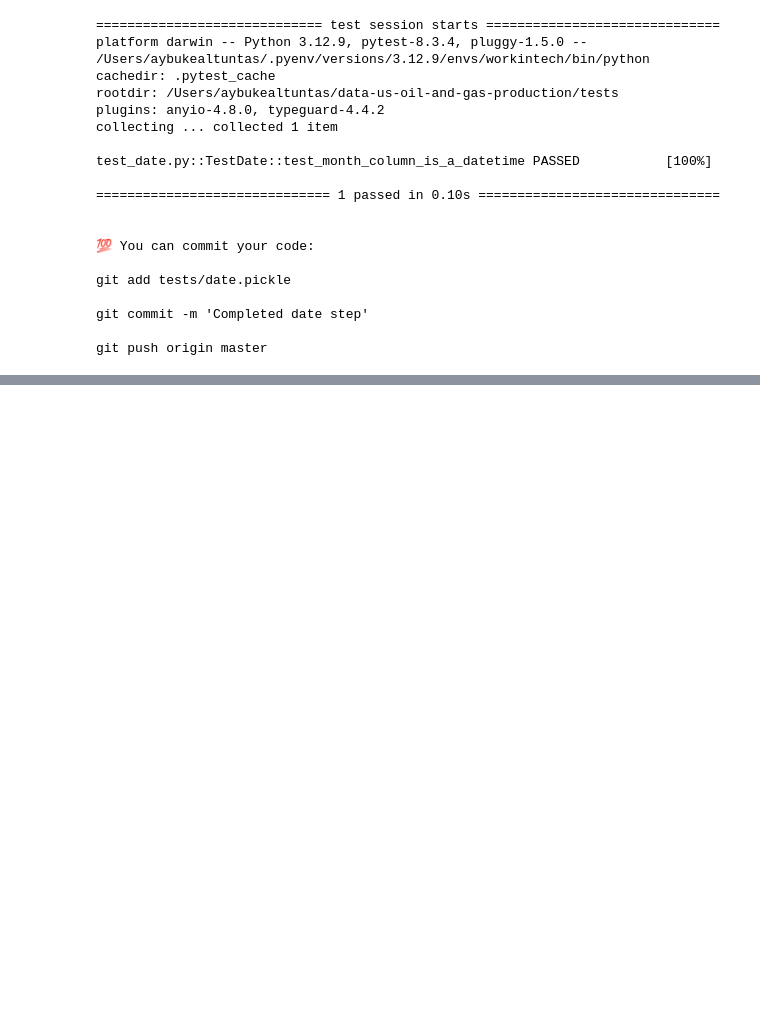
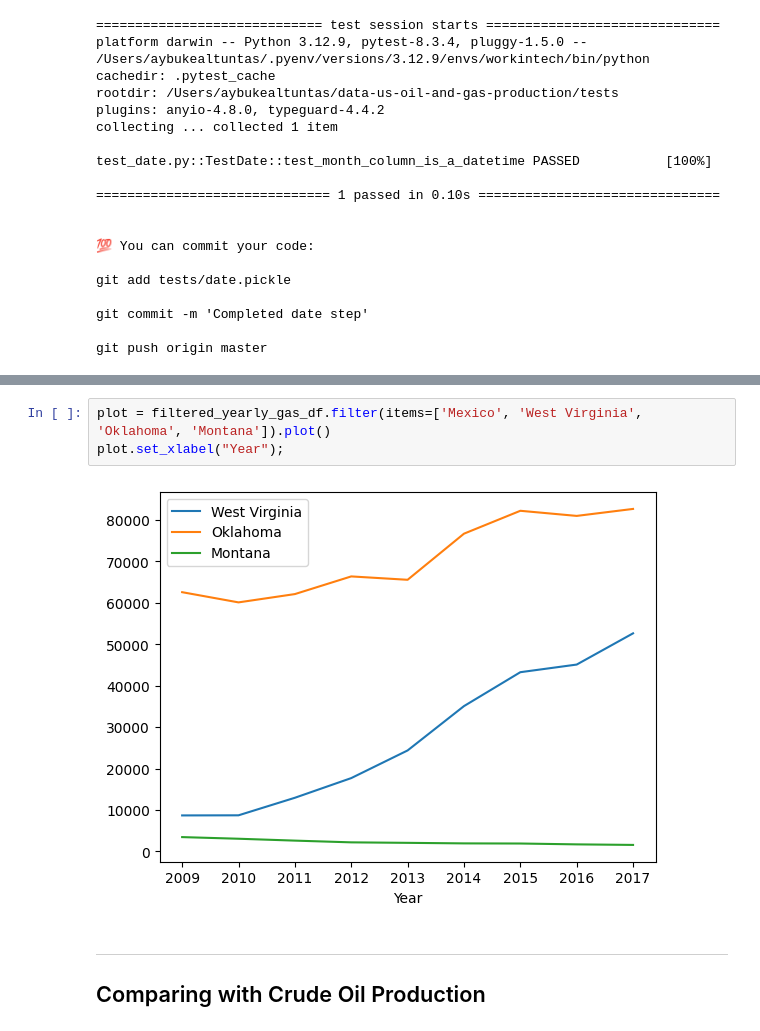
Before and after one commit to AybukeAltuntas/data-us-oil-and-gas-production, a Jupyter notebook: oil_and_gas.ipynb, the cells around one changed output, grey strips where cells are left out. Saved outputs shown, nothing was run; the diff lists cells and outputs as text; blank space fills up the shorter version.

```diff
--- a/oil_and_gas.ipynb
+++ b/oil_and_gas.ipynb
@@ -83,0 +248,9 @@ git push origin master
+# %%
+plot = filtered_yearly_gas_df.filter(items=['Mexico', 'West Virginia', 'Oklahoma', 'Montana']).plot()
+plot.set_xlabel("Year");
+# %% [output]
+[figure, added]
+# %% [markdown]
+---
+
+## Comparing with Crude Oil Production
```
Also changed, not shown: parts of 38 cells of this notebook.
